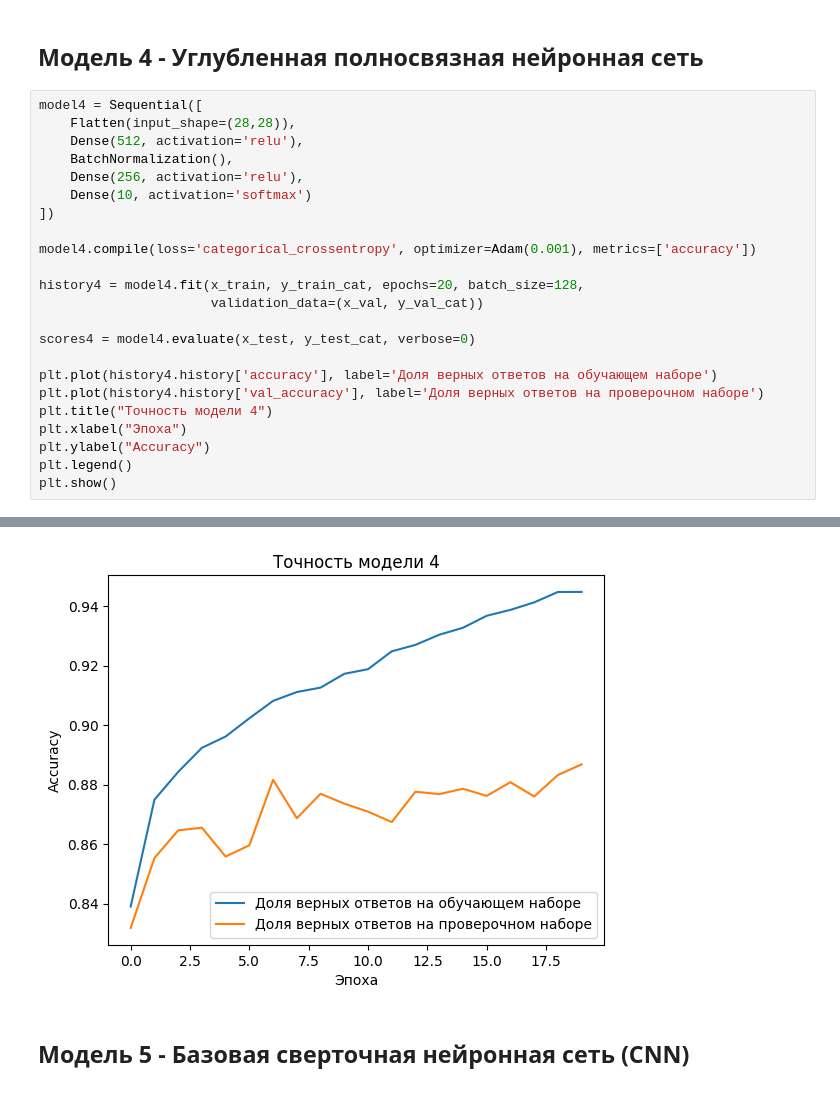
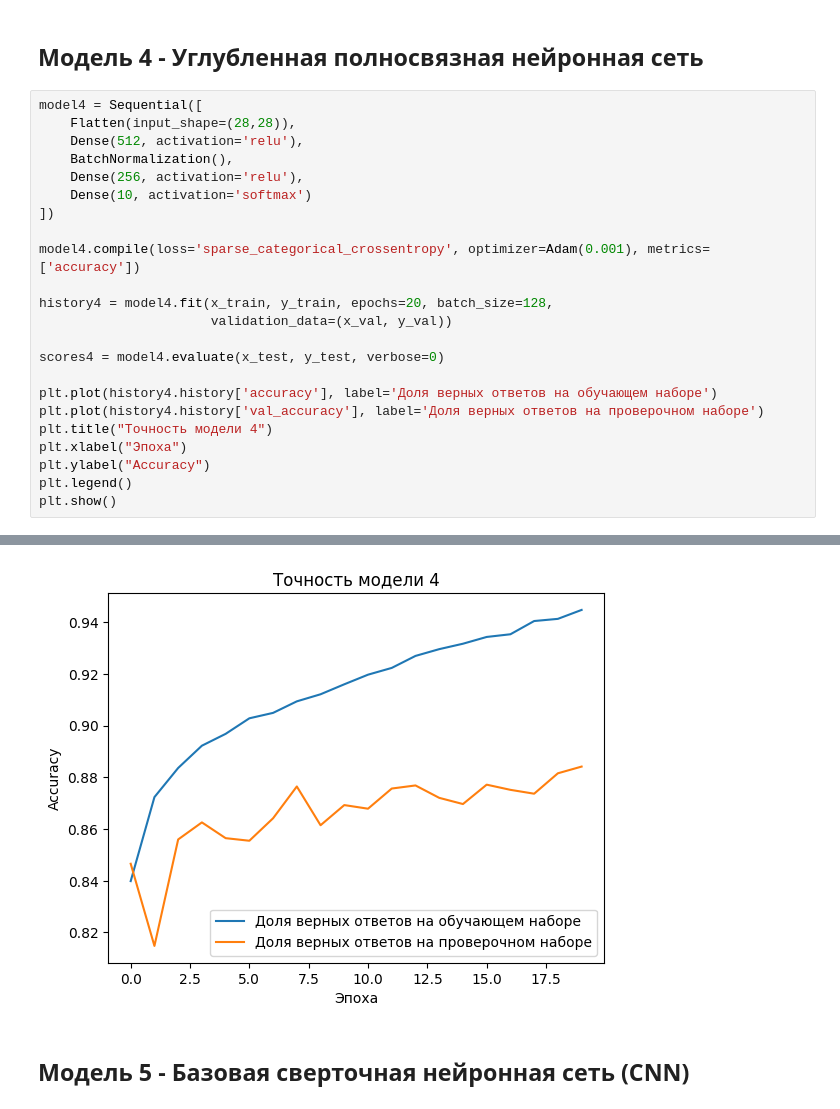
Before and after one commit to bohemiaaaaa/Lab2_Neural-networks, a Jupyter notebook: homework/Tensorflow/Базовый блок. Обучающая, проверочная и тестовая выборки. Переобучение НС ДЗ Lite.ipynb, the cells around one changed output, grey strips where cells are left out. Saved outputs shown, nothing was run; the diff lists cells and outputs as text.

```diff
--- a/homework/Tensorflow/Базовый блок. Обучающая, проверочная и тестовая выборки. Переобучение НС ДЗ Lite.ipynb
+++ b/homework/Tensorflow/Базовый блок. Обучающая, проверочная и тестовая выборки. Переобучение НС ДЗ Lite.ipynb
@@ -223,12 +217,12 @@ model4 = Sequential([
     Dense(10, activation='softmax')
 ])
 
-model4.compile(loss='categorical_crossentropy', optimizer=Adam(0.001), metrics=['accuracy'])
+model4.compile(loss='sparse_categorical_crossentropy', optimizer=Adam(0.001), metrics=['accuracy'])
 
-history4 = model4.fit(x_train, y_train_cat, epochs=20, batch_size=128,
-                      validation_data=(x_val, y_val_cat))
+history4 = model4.fit(x_train, y_train, epochs=20, batch_size=128,
+                      validation_data=(x_val, y_val))
 
-scores4 = model4.evaluate(x_test, y_test_cat, verbose=0)
+scores4 = model4.evaluate(x_test, y_test, verbose=0)
 
 plt.plot(history4.history['accuracy'], label='Доля верных ответов на обучающем наборе')
 plt.plot(history4.history['val_accuracy'], label='Доля верных ответов на проверочном наборе')
@@ -258,4 +252,4 @@ Epoch 20/20
-[figure, old version]
+[figure, new version]
 # %% [markdown]
 ## Модель 5 - Базовая сверточная нейронная сеть (CNN)
 # %%
```
Also changed, not shown: parts of 11 cells of this notebook.
